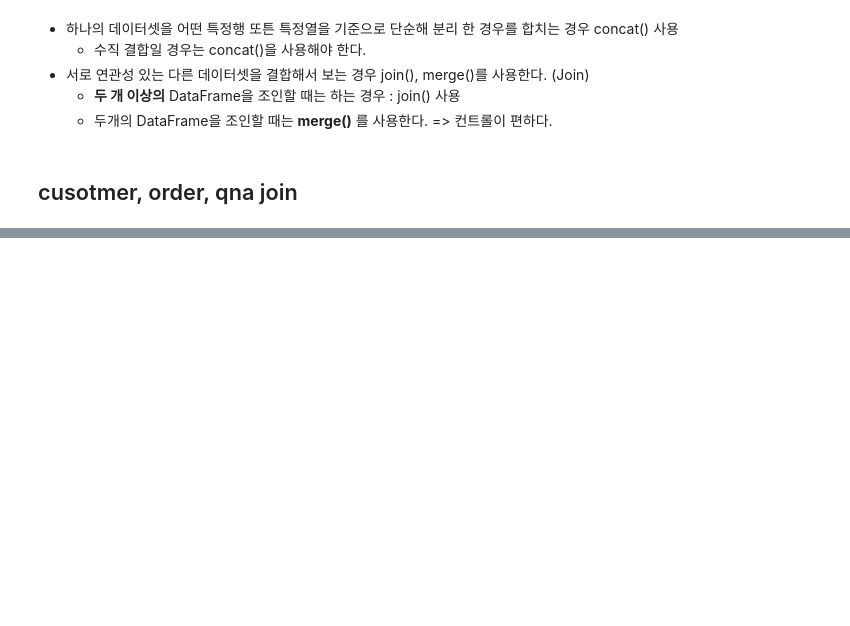
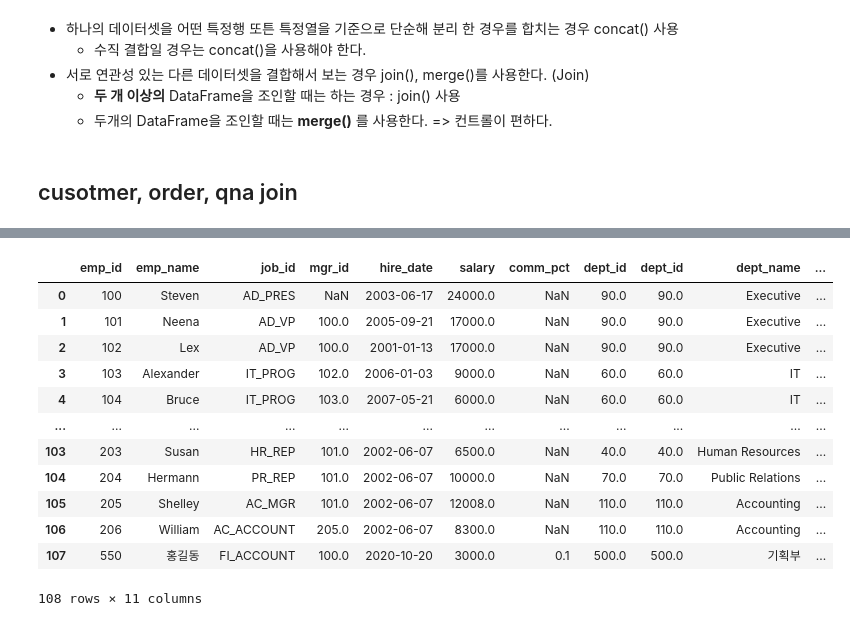
Before and after one commit to Hyunzuny/classes, a Jupyter notebook: 04.Pandas/04_Pandas_DataFrame_합치기.ipynb, the cells around one changed output, grey strips where cells are left out. Drawn from its saved outputs; the diff is of its cells as text; code cells hidden in the pictures; blank space fills up the shorter version.

```diff
--- a/04.Pandas/04_Pandas_DataFrame_합치기.ipynb
+++ b/04.Pandas/04_Pandas_DataFrame_합치기.ipynb
@@ -104,0 +513,3 @@
+# %%
+df = pd.concat([df1,df2,df3])
+df
@@ -104,0 +653,16 @@
+# %%
+df
+# %% [output]
+|  | emp_id | emp_name | job_id | mgr_id | hire_date | salary | comm_pct | dept_id | dept_id | dept_name | ... |
+| 0 | 100 | Steven | AD_PRES | NaN | 2003-06-17 | 24000.0 | NaN | 90.0 | 90.0 | Executive | ... |
+| 1 | 101 | Neena | AD_VP | 100.0 | 2005-09-21 | 17000.0 | NaN | 90.0 | 90.0 | Executive | ... |
+| 2 | 102 | Lex | AD_VP | 100.0 | 2001-01-13 | 17000.0 | NaN | 90.0 | 90.0 | Executive | ... |
+| 3 | 103 | Alexander | IT_PROG | 102.0 | 2006-01-03 | 9000.0 | NaN | 60.0 | 60.0 | IT | ... |
+| 4 | 104 | Bruce | IT_PROG | 103.0 | 2007-05-21 | 6000.0 | NaN | 60.0 | 60.0 | IT | ... |
+| ... | ... | ... | ... | ... | ... | ... | ... | ... | ... | ... | ... |
+| 103 | 203 | Susan | HR_REP | 101.0 | 2002-06-07 | 6500.0 | NaN | 40.0 | 40.0 | Human Resources | ... |
+| 104 | 204 | Hermann | PR_REP | 101.0 | 2002-06-07 | 10000.0 | NaN | 70.0 | 70.0 | Public Relations | ... |
+| 105 | 205 | Shelley | AC_MGR | 101.0 | 2002-06-07 | 12008.0 | NaN | 110.0 | 110.0 | Accounting | ... |
+| 106 | 206 | William | AC_ACCOUNT | 205.0 | 2002-06-07 | 8300.0 | NaN | 110.0 | 110.0 | Accounting | ... |
+| 107 | 550 | 홍길동 | FI_ACCOUNT | 100.0 | 2020-10-20 | 3000.0 | 0.1 | 500.0 | 500.0 | 기획부 | ... |
+108 rows × 11 columns
```
Also changed, not shown: parts of 72 cells of this notebook, 20 other files.
